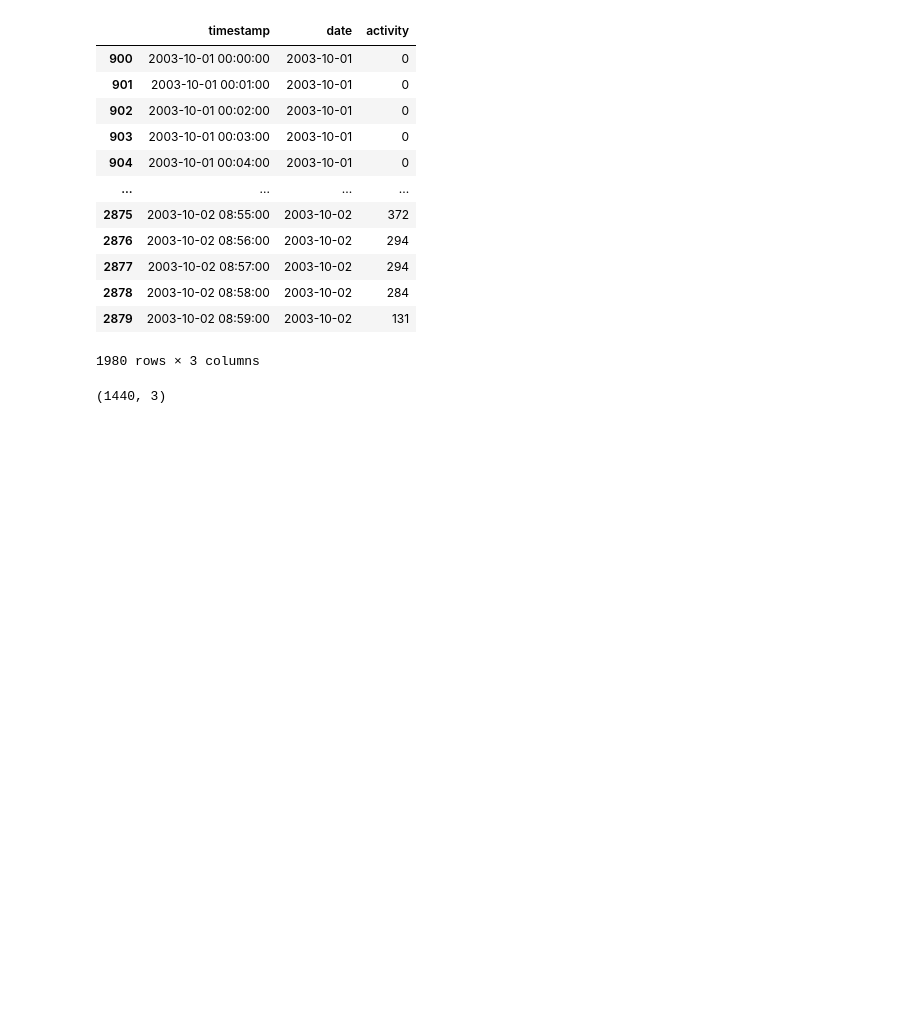
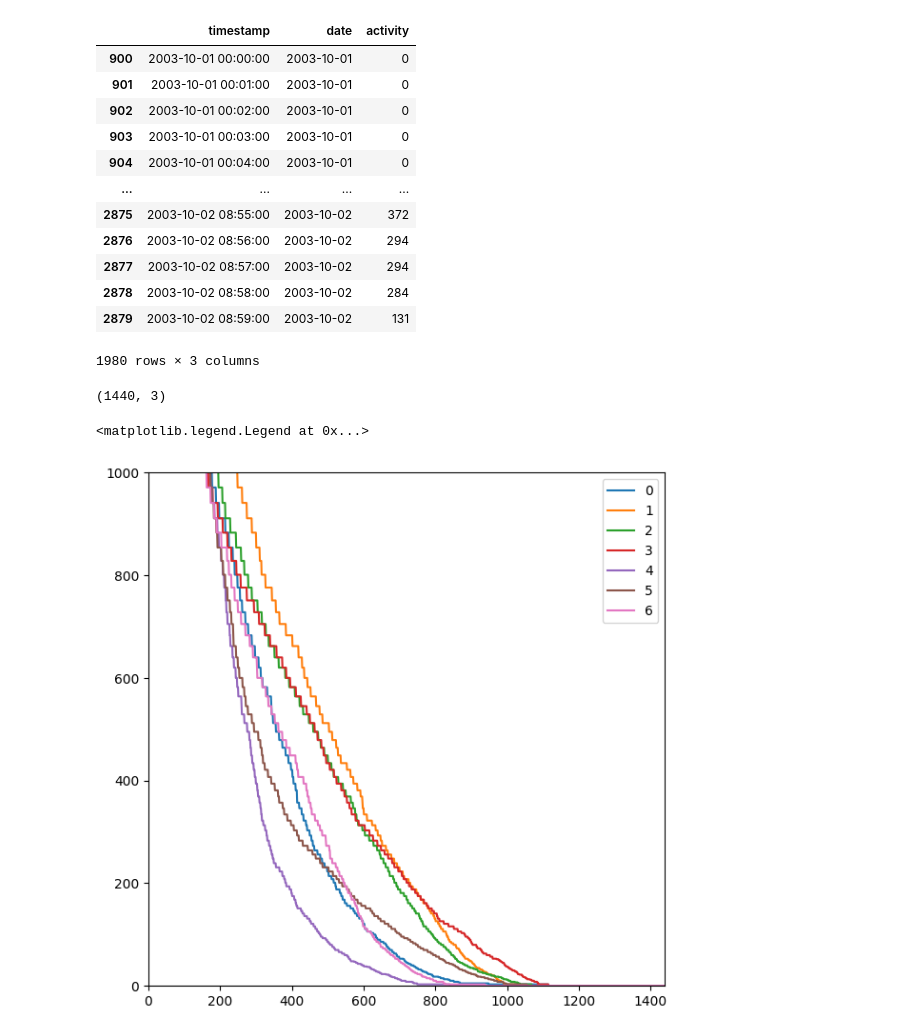
Before and after one commit to clemante/Hallo_DPP, a Jupyter notebook: notebooks/wrist_mk_db.ipynb, the cells around one changed output. Saved outputs shown, nothing was run; the diff lists cells and outputs as text; code cells hidden in the pictures; blank space fills up the shorter version.

```diff
--- a/notebooks/wrist_mk_db.ipynb
+++ b/notebooks/wrist_mk_db.ipynb
@@ -125,6 +125,10 @@ df.iloc[0+day*1440:1440+day*1440,:].plot(kind='line', x='timestamp', y='activity
 # %% [output]
 <Axes: xlabel='timestamp'>
 [figure]
+# %%
+def start_minute(df,pat):
+    mask = df['number'] == pat
+    start_minute = int(list(df_common.loc[mask,'acc_time_mins'])[0])
 # %%
 fig2, ax2 = plt.subplots(nrows=22, ncols=5, figsize=(20,66), sharex=True, sharey=True)
 for idis in range(len(diseases)):
@@ -133,7 +137,7 @@ for idis in range(len(diseases)):
     pats = sorted(df_common.loc[mask,'number'])
     for ipat in range(22): # schizophrenia has lowest number of patients = 22
         pat = pats[ipat]
-        start_minute = int(df_common.loc[df_common['number']==pat,'acc_time_mins'])
+        start_minute = int(list(df_common.loc[df_common['number']==pat,'acc_time_mins'])[0])
         df=pd.read_csv(dir_data_raw + dis + '/' + pat + '.csv')
         if df.shape[0] >= 2*1440:
             df.iloc[1440-start_minute : 2*1440-start_minute,:].plot(kind='line', x='timestamp', y='activity', ax=ax2[ipat,idis])
@@ -181,3 +185,18 @@ def activity(pat, daynr, starthour=-1, nminutes =1440):
 activity('adhd_1', 1, -1).shape
 # %% [output]
 (1440, 3)
+# %%
+import matplotlib.pyplot as plt
+fig3, ax3 = plt.subplots(figsize=(7,7))
+for day in [0,1,2,3,4,5,6]:
+    df = activity('control_14',day,-1)
+    ordered_activity = list(df.loc[:,'activity'])
+    ordered_activity.sort(reverse=True)
+
+    ax3.plot(ordered_activity, label=str(day))
+    ax3.set_ylim(bottom=0,top=1000)
+    ax3.set_xlim(left=0,right=1440)
+ax3.legend()
+# %% [output]
+<matplotlib.legend.Legend at 0x...>
+[figure, added]
```
Also changed, not shown: parts of 2 cells of this notebook, 1 other file.
